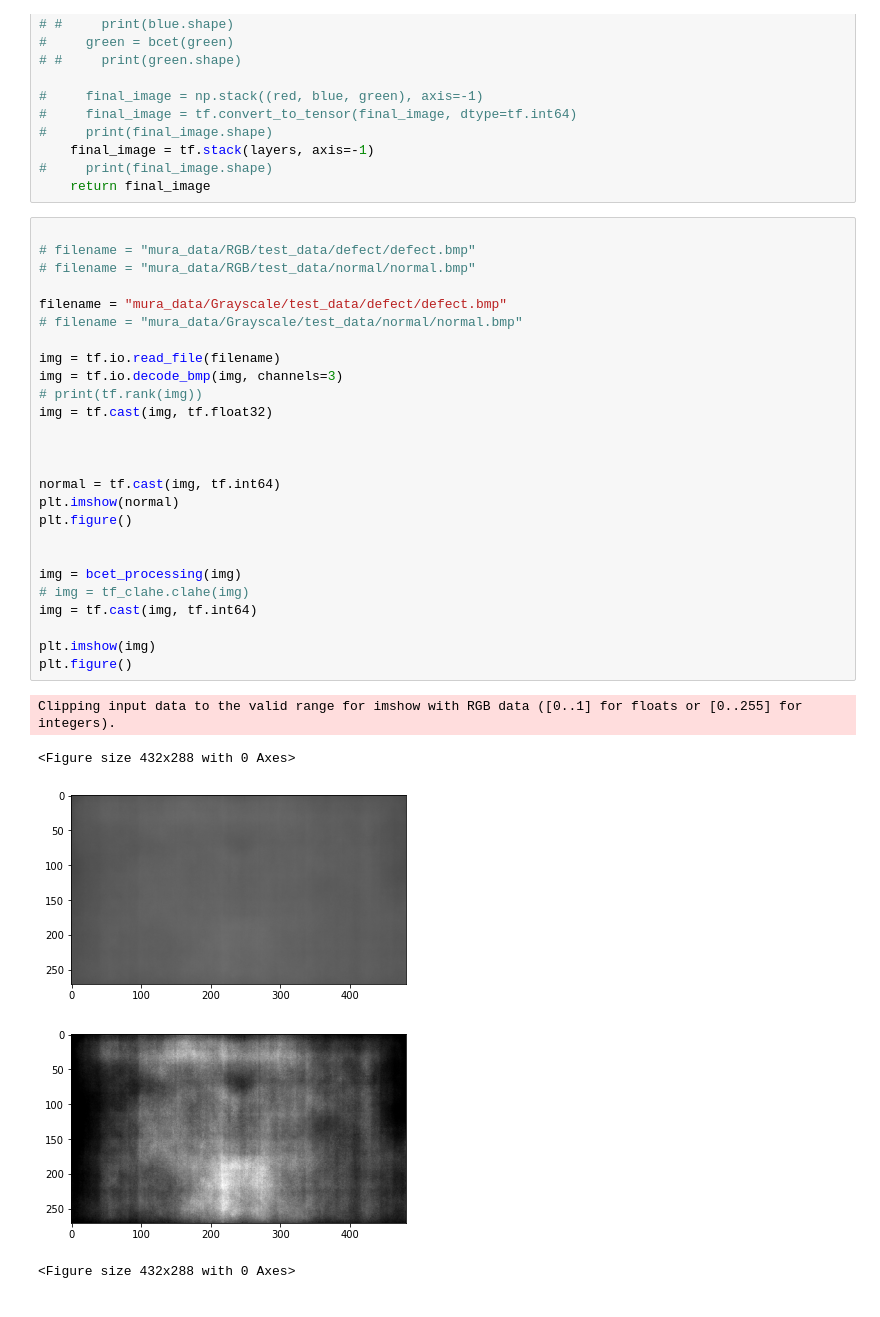
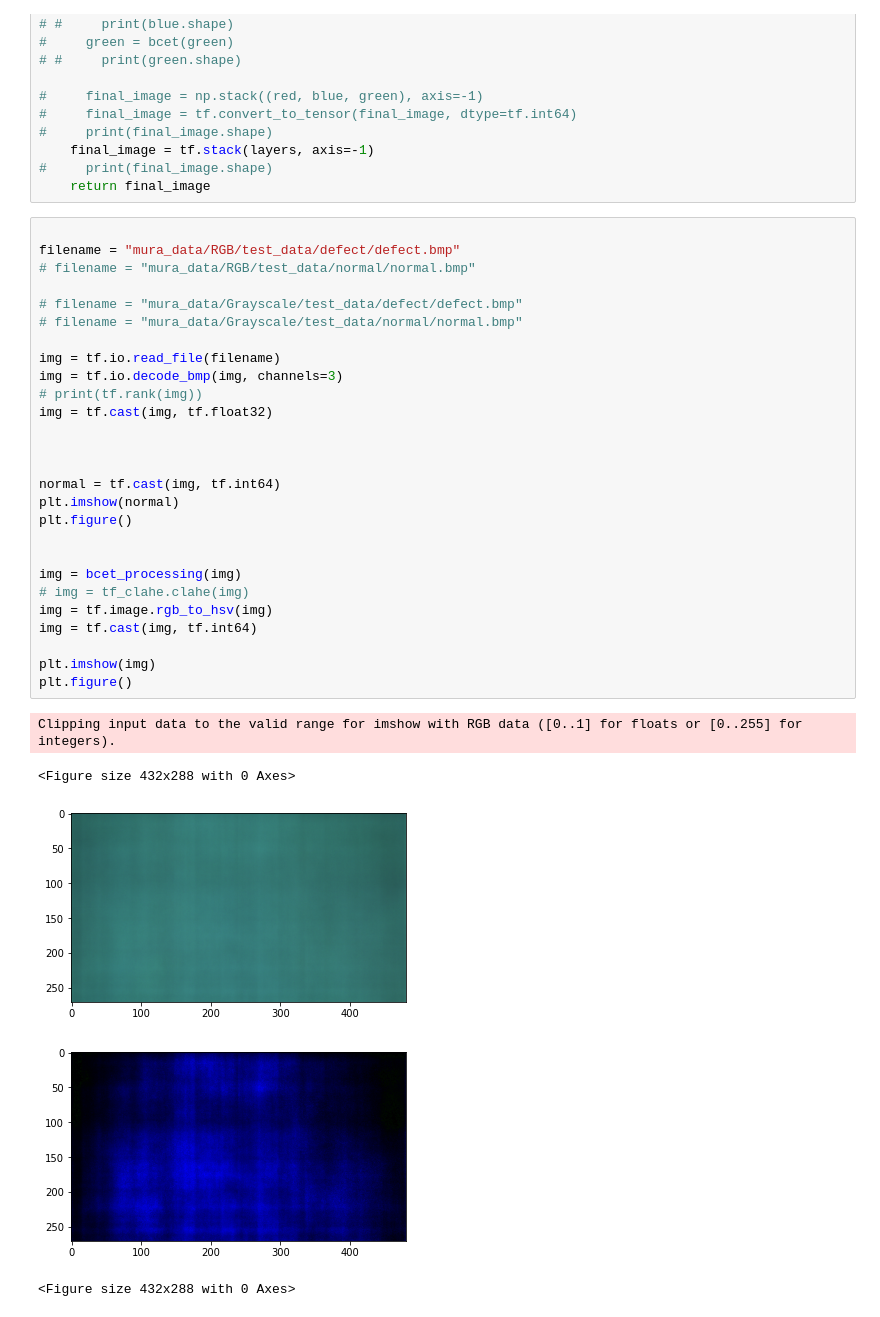
Before and after one commit to mrcaelumn/mura_detector, a Jupyter notebook: testing3.ipynb, the cells around one changed output. Cells and saved outputs as stored; diff of their text form.

```diff
--- a/testing3.ipynb
+++ b/testing3.ipynb
@@ -78,33 +78,34 @@ def bcet_processing(img,channels=3):
     return final_image
 # %%
 
-# filename = "mura_data/RGB/test_data/defect/defect.bmp"
+filename = "mura_data/RGB/test_data/defect/defect.bmp"
 # filename = "mura_data/RGB/test_data/normal/normal.bmp"
 
-filename = "mura_data/Grayscale/test_data/defect/defect.bmp"
+# filename = "mura_data/Grayscale/test_data/defect/defect.bmp"
 # filename = "mura_data/Grayscale/test_data/normal/normal.bmp"
 
 img = tf.io.read_file(filename)
 img = tf.io.decode_bmp(img, channels=3)
 # print(tf.rank(img))
 img = tf.cast(img, tf.float32)
 
 
 
 normal = tf.cast(img, tf.int64)
 plt.imshow(normal)
 plt.figure()
 
 
 img = bcet_processing(img)
 # img = tf_clahe.clahe(img)
+img = tf.image.rgb_to_hsv(img)
 img = tf.cast(img, tf.int64)
 
 plt.imshow(img)
 plt.figure()
 # %% [output]
 Clipping input data to the valid range for imshow with RGB data ([0..1] for floats or [0..255] for integers).
 <Figure size 432x288 with 0 Axes>
-[figure, old version]
+[figure, new version]
-[figure, old version]
+[figure, new version]
 <Figure size 432x288 with 0 Axes>
```
Also changed, not shown: 2 other files.
